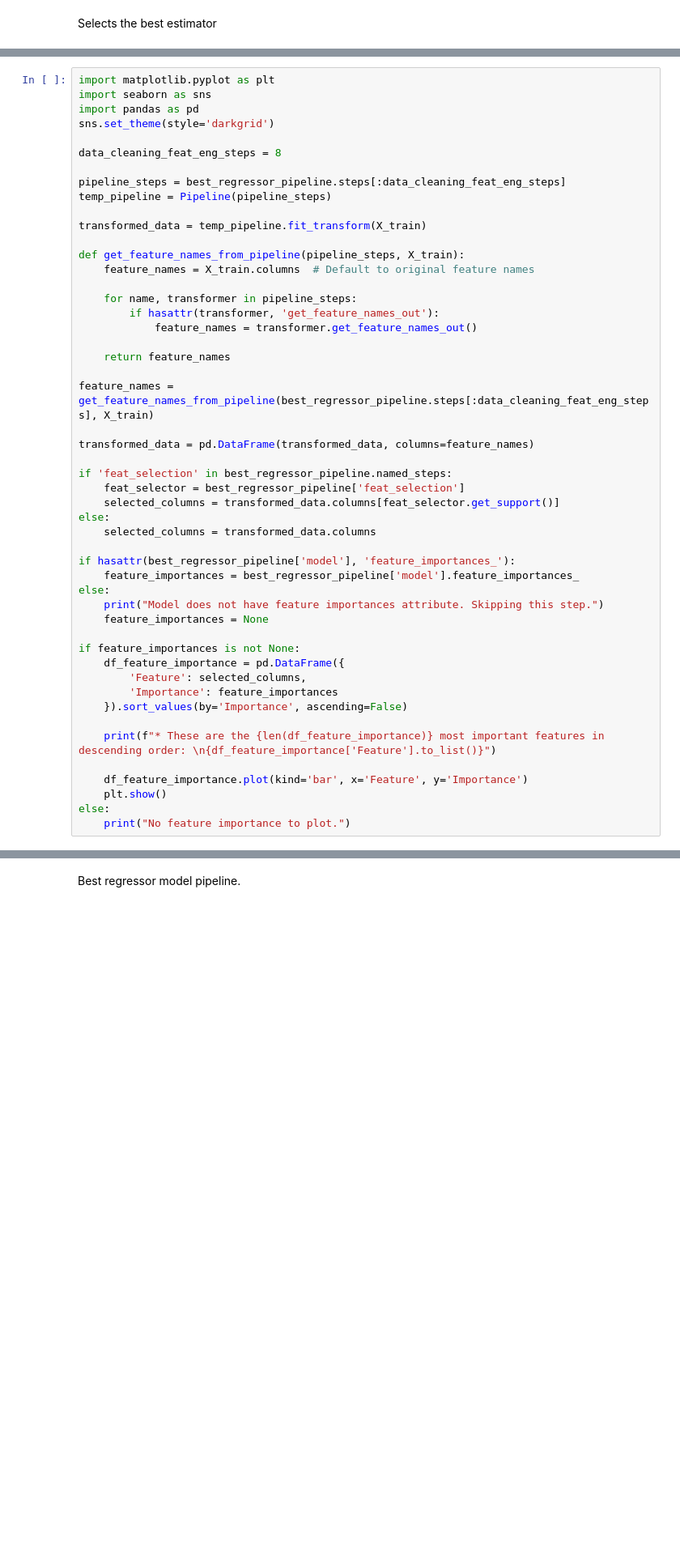
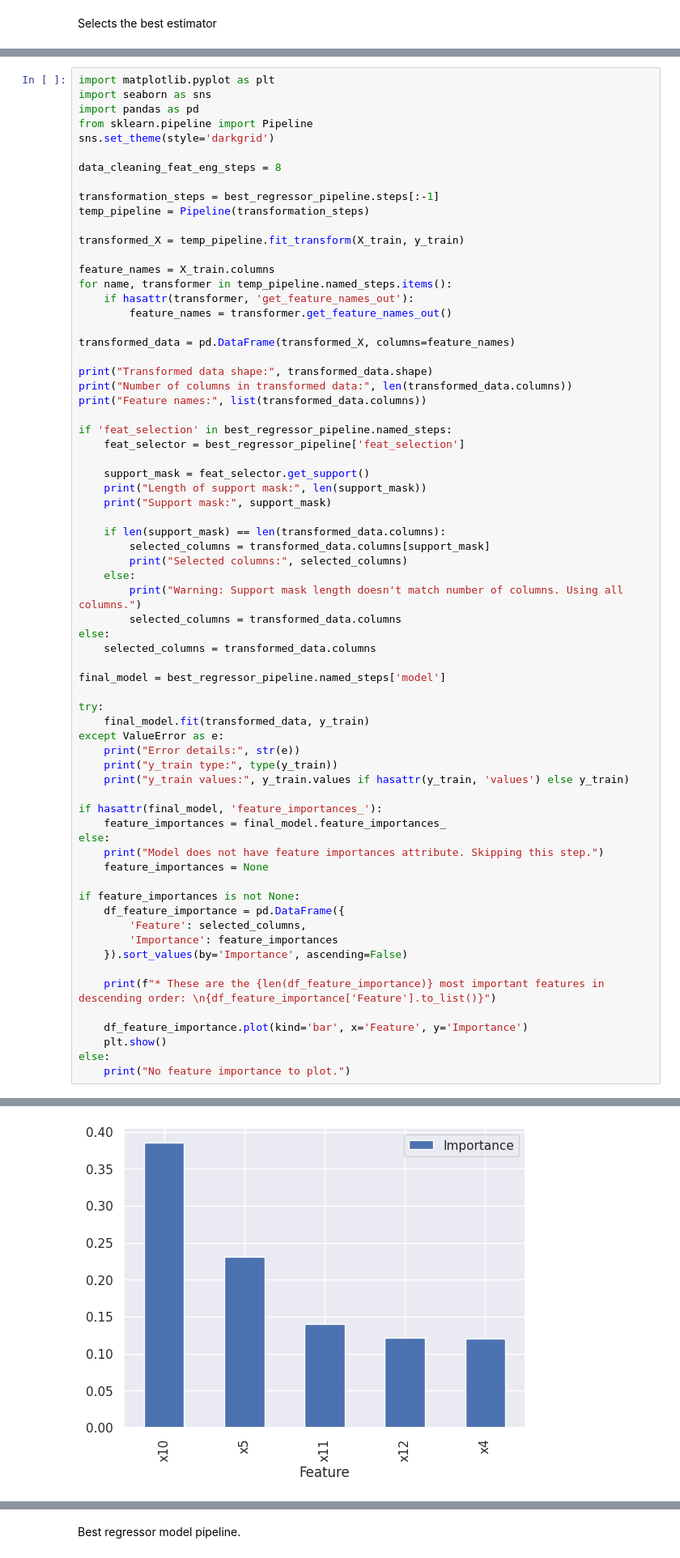
Before and after one commit to AlexanderAberg/heritage-housing, a Jupyter notebook: jupyter_notebooks/05 - Modeling and Evaluation.ipynb, the cells around one changed output, grey strips where cells are left out. Shown at 81% size. Saved outputs shown, nothing was run; the diff lists cells and outputs as text; blank space fills up the shorter version.

```diff
--- a/jupyter_notebooks/05 - Modeling and Evaluation.ipynb
+++ b/jupyter_notebooks/05 - Modeling and Evaluation.ipynb
@@ -278,36 +415,54 @@ best_regressor_pipeline
 import matplotlib.pyplot as plt
 import seaborn as sns
 import pandas as pd
+from sklearn.pipeline import Pipeline
 sns.set_theme(style='darkgrid')
 
 data_cleaning_feat_eng_steps = 8
 
-pipeline_steps = best_regressor_pipeline.steps[:data_cleaning_feat_eng_steps]
-temp_pipeline = Pipeline(pipeline_steps)
+transformation_steps = best_regressor_pipeline.steps[:-1]
+temp_pipeline = Pipeline(transformation_steps)
 
-transformed_data = temp_pipeline.fit_transform(X_train)
+transformed_X = temp_pipeline.fit_transform(X_train, y_train)
 
-def get_feature_names_from_pipeline(pipeline_steps, X_train):
-    feature_names = X_train.columns  # Default to original feature names
+feature_names = X_train.columns
+for name, transformer in temp_pipeline.named_steps.items():
+    if hasattr(transformer, 'get_feature_names_out'):
+        feature_names = transformer.get_feature_names_out()
 
-    for name, transformer in pipeline_steps:
-        if hasattr(transformer, 'get_feature_names_out'):
-            feature_names = transformer.get_feature_names_out()
+transformed_data = pd.DataFrame(transformed_X, columns=feature_names)
 
-    return feature_names
-
-feature_names = get_feature_names_from_pipeline(best_regressor_pipeline.steps[:data_cleaning_feat_eng_steps], X_train)
-
-transformed_data = pd.DataFrame(transformed_data, columns=feature_names)
+print("Transformed data shape:", transformed_data.shape)
+print("Number of columns in transformed data:", len(transformed_data.columns))
+print("Feature names:", list(transformed_data.columns))
 
 if 'feat_selection' in best_regressor_pipeline.named_steps:
     feat_selector = best_regressor_pipeline['feat_selection']
-    selected_columns = transformed_data.columns[feat_selector.get_support()]
+
+    support_mask = feat_selector.get_support()
+    print("Length of support mask:", len(support_mask))
+    print("Support mask:", support_mask)
+
+    if len(support_mask) == len(transformed_data.columns):
+        selected_columns = transformed_data.columns[support_mask]
+        print("Selected columns:", selected_columns)
+    else:
+        print("Warning: Support mask length doesn't match number of columns. Using all columns.")
+        selected_columns = transformed_data.columns
 else:
     selected_columns = transformed_data.columns
 
-if hasattr(best_regressor_pipeline['model'], 'feature_importances_'):
-    feature_importances = best_regressor_pipeline['model'].feature_importances_
+final_model = best_regressor_pipeline.named_steps['model']
+
+try:
+    final_model.fit(transformed_data, y_train)
+except ValueError as e:
+    print("Error details:", str(e))
+    print("y_train type:", type(y_train))
+    print("y_train values:", y_train.values if hasattr(y_train, 'values') else y_train)
+
+if hasattr(final_model, 'feature_importances_'):
+    feature_importances = final_model.feature_importances_
 else:
     print("Model does not have feature importances attribute. Skipping this step.")
     feature_importances = None
@@ -324,3 +479,4 @@ if feature_importances is not None:
     plt.show()
 else:
     print("No feature importance to plot.")
+# %% [output]
@@ -327,3 +492,4 @@ else:
+[figure, added]
 # %%
 from sklearn.metrics import r2_score, mean_squared_error, mean_absolute_error
 import numpy as np
```
Also changed, not shown: parts of 33 cells of this notebook, 3 other files.
